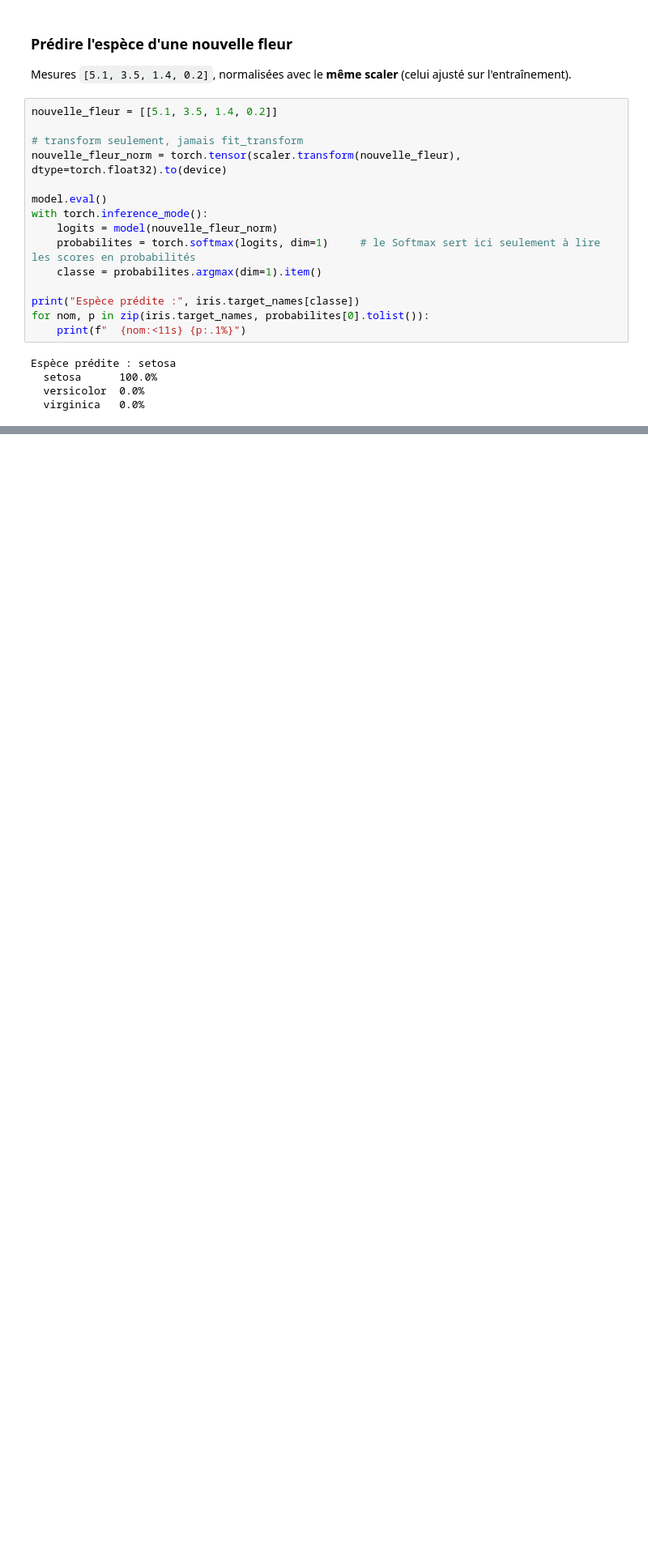
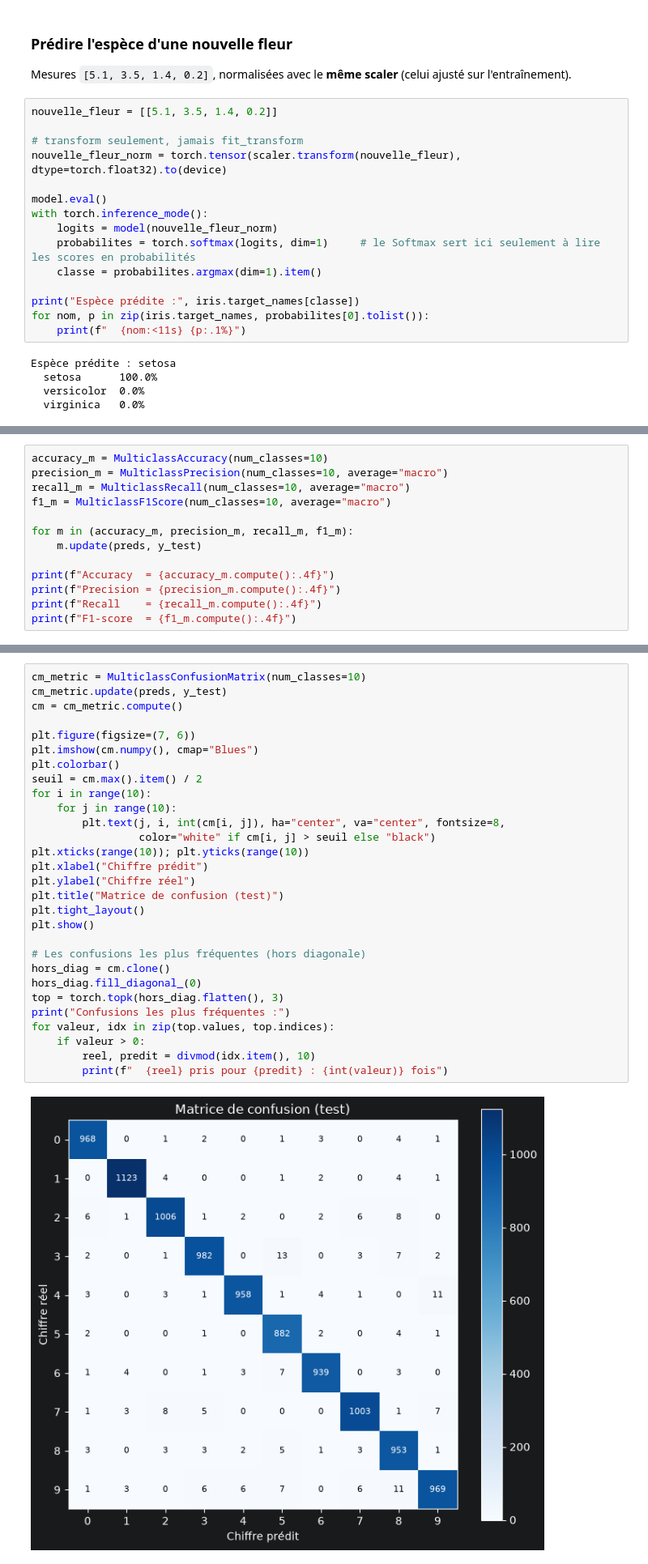
Before and after one commit to MostafaHDfMeR/TP_N1_Mise-en-oeuvre-du-Framework-PyTorch, a Jupyter notebook: TP_N1 - Mise en oeuvre du Framework PyTorch.ipynb, the cells around one changed output, grey strips where cells are left out. Shown at 81% size. Cells and saved outputs as stored; diff of their text form; blank space fills up the shorter version.

```diff
--- a/TP_N1 - Mise en oeuvre du Framework PyTorch.ipynb
+++ b/TP_N1 - Mise en oeuvre du Framework PyTorch.ipynb
@@ -1172,0 +1312,13 @@ Espèce prédite : setosa
+# %%
+accuracy_m = MulticlassAccuracy(num_classes=10)
+precision_m = MulticlassPrecision(num_classes=10, average="macro")
+recall_m = MulticlassRecall(num_classes=10, average="macro")
+f1_m = MulticlassF1Score(num_classes=10, average="macro")
+
+for m in (accuracy_m, precision_m, recall_m, f1_m):
+    m.update(preds, y_test)
+
+print(f"Accuracy  = {accuracy_m.compute():.4f}")
+print(f"Precision = {precision_m.compute():.4f}")
+print(f"Recall    = {recall_m.compute():.4f}")
+print(f"F1-score  = {f1_m.compute():.4f}")
@@ -1172,0 +1334,31 @@ Espèce prédite : setosa
+# %%
+cm_metric = MulticlassConfusionMatrix(num_classes=10)
+cm_metric.update(preds, y_test)
+cm = cm_metric.compute()
+
+plt.figure(figsize=(7, 6))
+plt.imshow(cm.numpy(), cmap="Blues")
+plt.colorbar()
+seuil = cm.max().item() / 2
+for i in range(10):
+    for j in range(10):
+        plt.text(j, i, int(cm[i, j]), ha="center", va="center", fontsize=8,
+                 color="white" if cm[i, j] > seuil else "black")
+plt.xticks(range(10)); plt.yticks(range(10))
+plt.xlabel("Chiffre prédit")
+plt.ylabel("Chiffre réel")
+plt.title("Matrice de confusion (test)")
+plt.tight_layout()
+plt.show()
+
+# Les confusions les plus fréquentes (hors diagonale)
+hors_diag = cm.clone()
+hors_diag.fill_diagonal_(0)
+top = torch.topk(hors_diag.flatten(), 3)
+print("Confusions les plus fréquentes :")
+for valeur, idx in zip(top.values, top.indices):
+    if valeur > 0:
+        reel, predit = divmod(idx.item(), 10)
+        print(f"  {reel} pris pour {predit} : {int(valeur)} fois")
+# %% [output]
+[figure, added]
```
Also changed, not shown: parts of 18 cells of this notebook, 2 other files.
